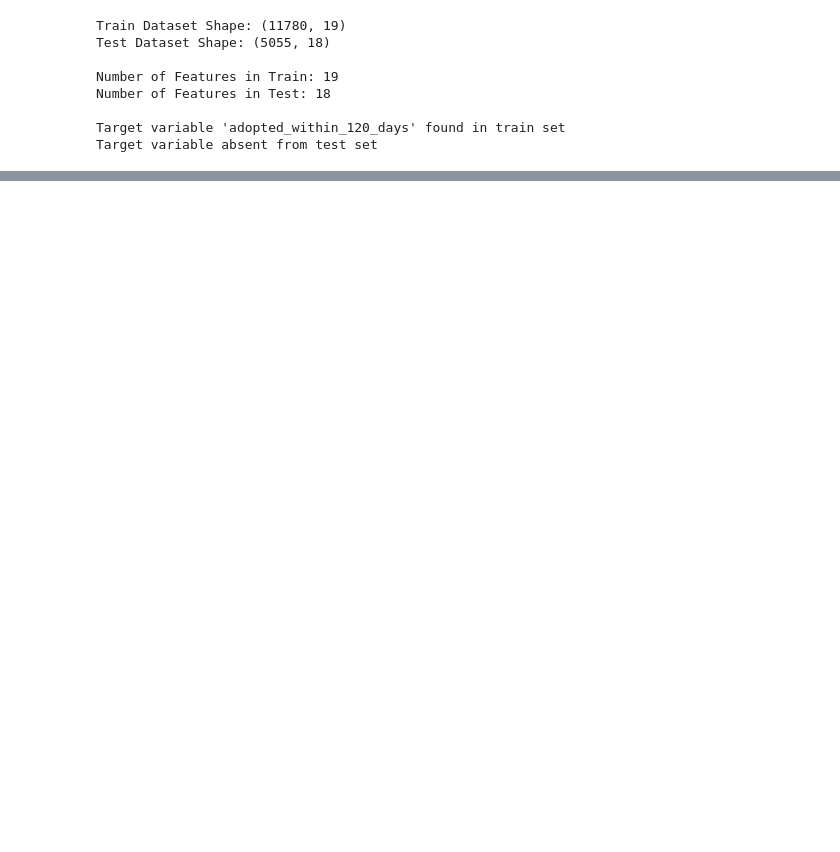
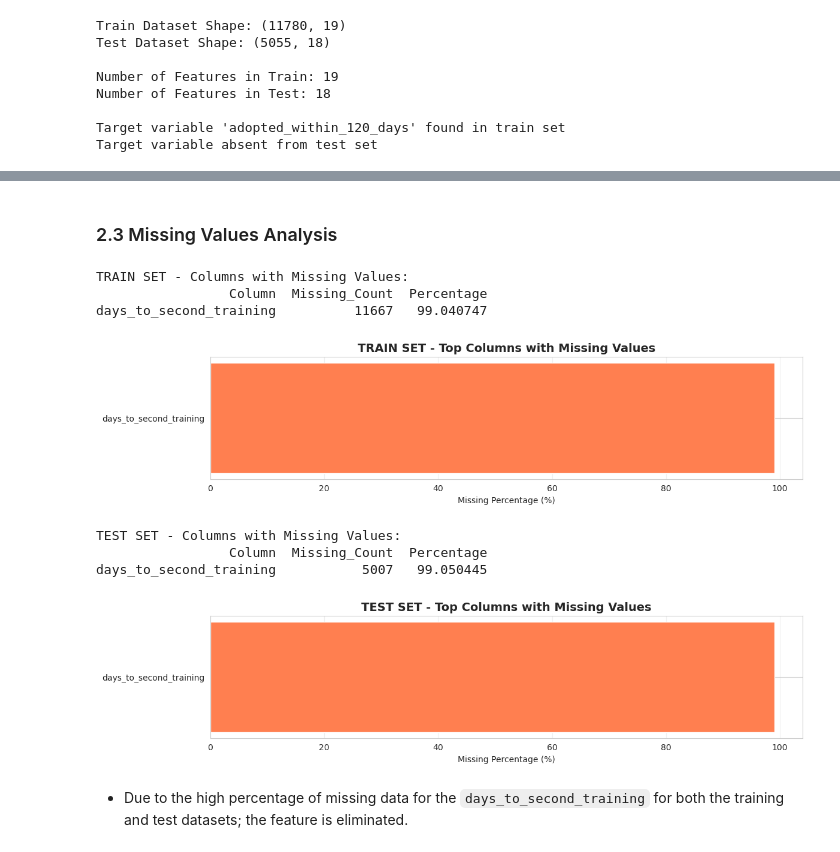
Before and after one commit to mwakad/DigiCow-Farmer-Training-Adoption-Challenge, a Jupyter notebook: index.ipynb, the cells around one changed output, grey strips where cells are left out. Drawn from its saved outputs; the diff is of its cells as text; code cells hidden in the pictures; blank space fills up the shorter version.

```diff
--- a/index.ipynb
+++ b/index.ipynb
@@ -78,0 +191,46 @@ Target variable absent from test set
+# %% [markdown]
+### 2.3 Missing Values Analysis
+# %%
+# Missing values check
+def analyze_missing(df, name):
+    missing = df.isnull().sum()
+    missing_pct = (missing / len(df)) * 100
+    missing_df = pd.DataFrame({
+        'Column': missing.index,
+        'Missing_Count': missing.values,
+        'Percentage': missing_pct.values
+    }).query('Missing_Count > 0').sort_values('Percentage', ascending=False)
+
+    print(f"\n{name} - Columns with Missing Values:")
+    if len(missing_df) > 0:
+        print(missing_df.to_string(index=False))
+
+        # Visualize top missing columns
+        if len(missing_df) > 0:
+            top_missing = missing_df.head(15)
+            plt.figure(figsize=(12, 3))
+            plt.barh(top_missing['Column'], top_missing['Percentage'], color='coral')
+            plt.xlabel('Missing Percentage (%)')
+            plt.title(f'{name} - Top Columns with Missing Values', fontsize=14, fontweight='bold')
+            plt.gca().invert_yaxis()
+            plt.grid(axis='x', alpha=0.3)
+            plt.tight_layout()
+            plt.show()
+    else:
+        print("No missing values found!")
+
+    return missing_df
+
+train_missing = analyze_missing(train_df, "TRAIN SET")
+test_missing = analyze_missing(test_df, "TEST SET")
+# %% [output]
+TRAIN SET - Columns with Missing Values:
+                 Column  Missing_Count  Percentage
+days_to_second_training          11667   99.040747
+[figure, added]
+TEST SET - Columns with Missing Values:
+                 Column  Missing_Count  Percentage
+days_to_second_training           5007   99.050445
+[figure, added]
+# %% [markdown]
+- Due to the high percentage of missing data for the `days_to_second_training` for both the training and test datasets; the feature is eliminated.
```
Also changed, not shown: parts of 17 cells of this notebook.
